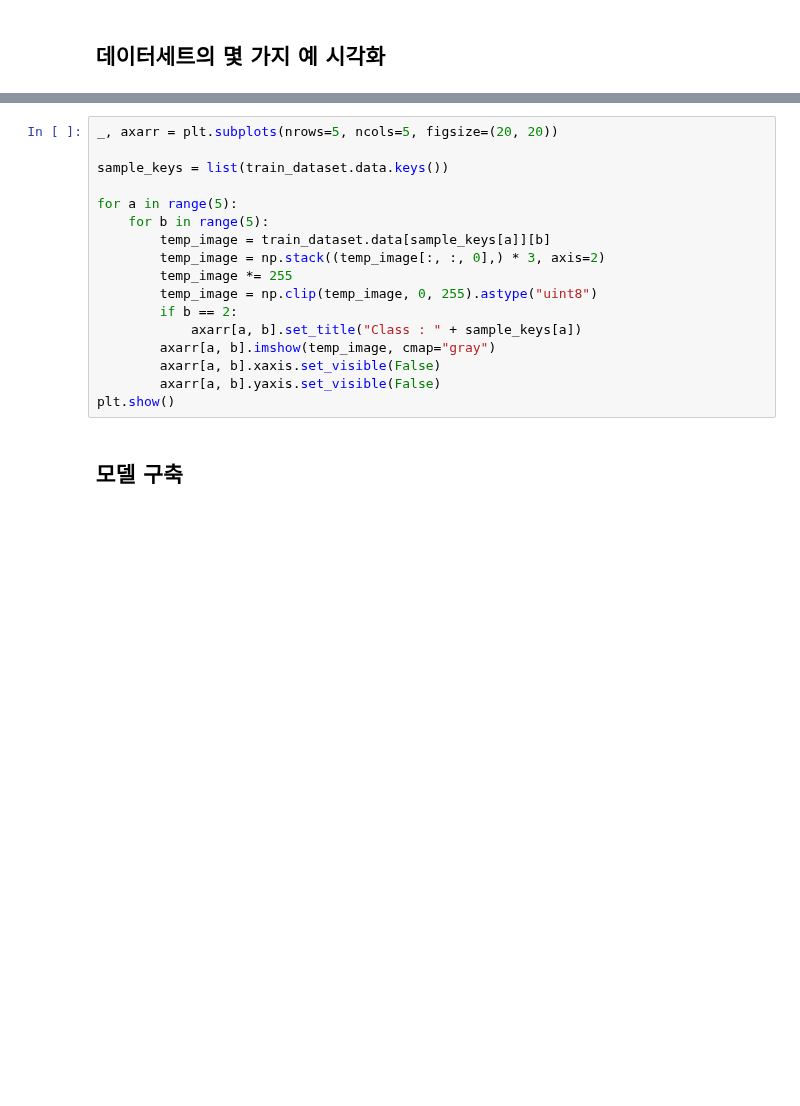
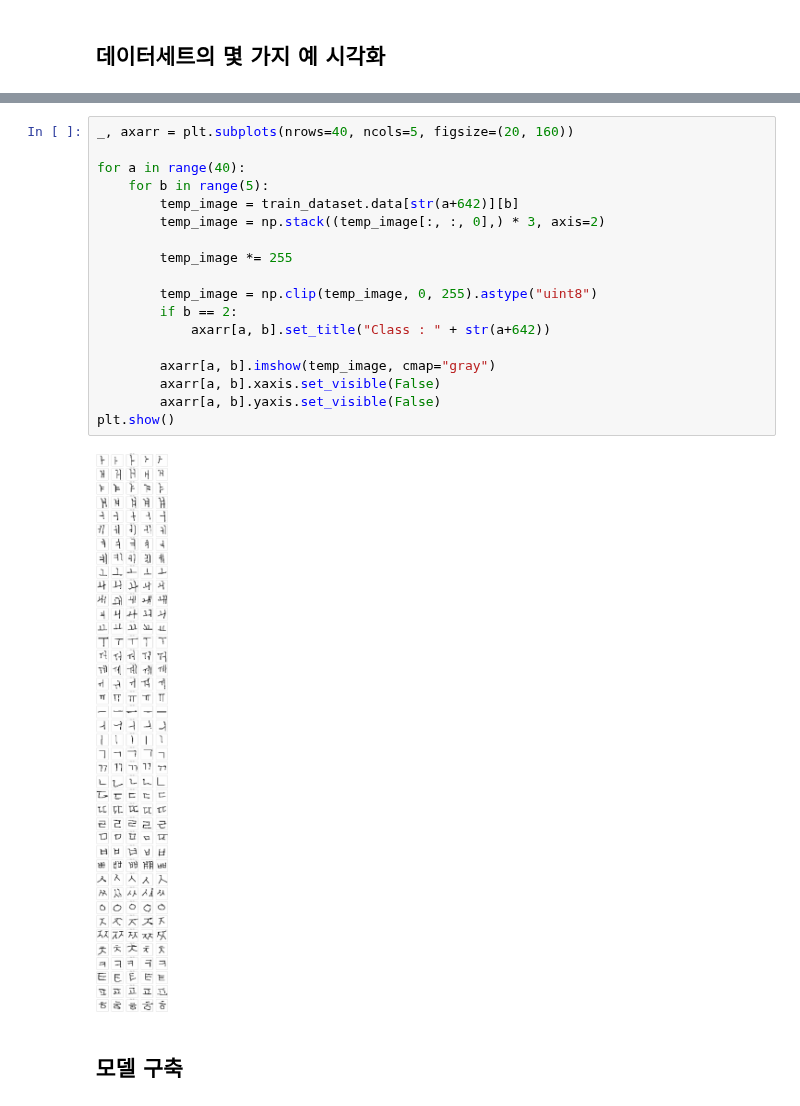
Before and after one commit to imguru-mooc/AI_NLP_ADVANCED, a Jupyter notebook: 소스_1/ch11/reptile.ipynb, the cells around one changed output, grey strips where cells are left out. Drawn from its saved outputs; the diff is of its cells as text; blank space fills up the shorter version.

```diff
--- a/소스_1/ch11/reptile.ipynb
+++ b/소스_1/ch11/reptile.ipynb
@@ -130,20 +197,23 @@ test_dataset = Dataset(training=False)
 # %%
-_, axarr = plt.subplots(nrows=5, ncols=5, figsize=(20, 20))
+_, axarr = plt.subplots(nrows=40, ncols=5, figsize=(20, 160))
 
-sample_keys = list(train_dataset.data.keys())
+for a in range(40):
+    for b in range(5):
+        temp_image = train_dataset.data[str(a+642)][b]
+        temp_image = np.stack((temp_image[:, :, 0],) * 3, axis=2)
 
-for a in range(5):
-    for b in range(5):
-        temp_image = train_dataset.data[sample_keys[a]][b]
-        temp_image = np.stack((temp_image[:, :, 0],) * 3, axis=2)
         temp_image *= 255
+
         temp_image = np.clip(temp_image, 0, 255).astype("uint8")
         if b == 2:
-            axarr[a, b].set_title("Class : " + sample_keys[a])
+            axarr[a, b].set_title("Class : " + str(a+642))
+
         axarr[a, b].imshow(temp_image, cmap="gray")
         axarr[a, b].xaxis.set_visible(False)
         axarr[a, b].yaxis.set_visible(False)
 plt.show()
+# %% [output]
+[figure, added]
 # %% [markdown]
 ## 모델 구축
 # %%
```
Also changed, not shown: parts of 6 cells of this notebook.
